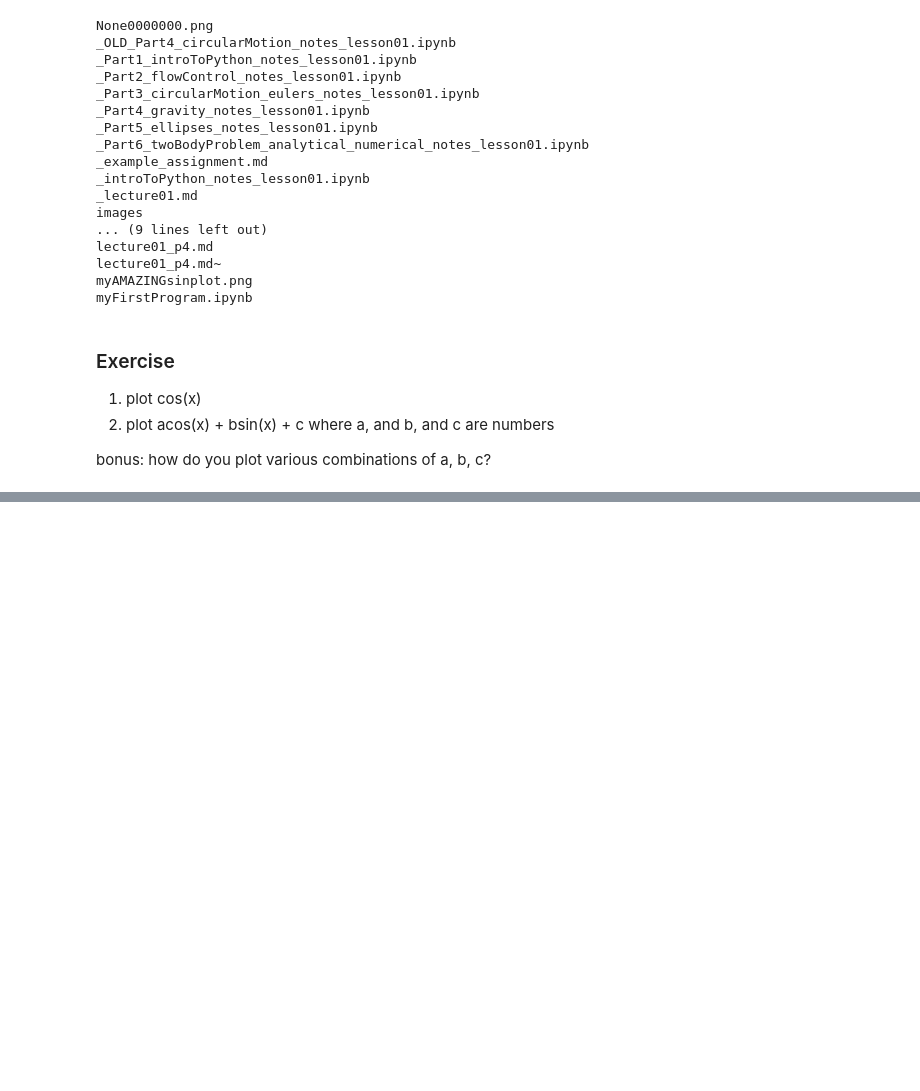
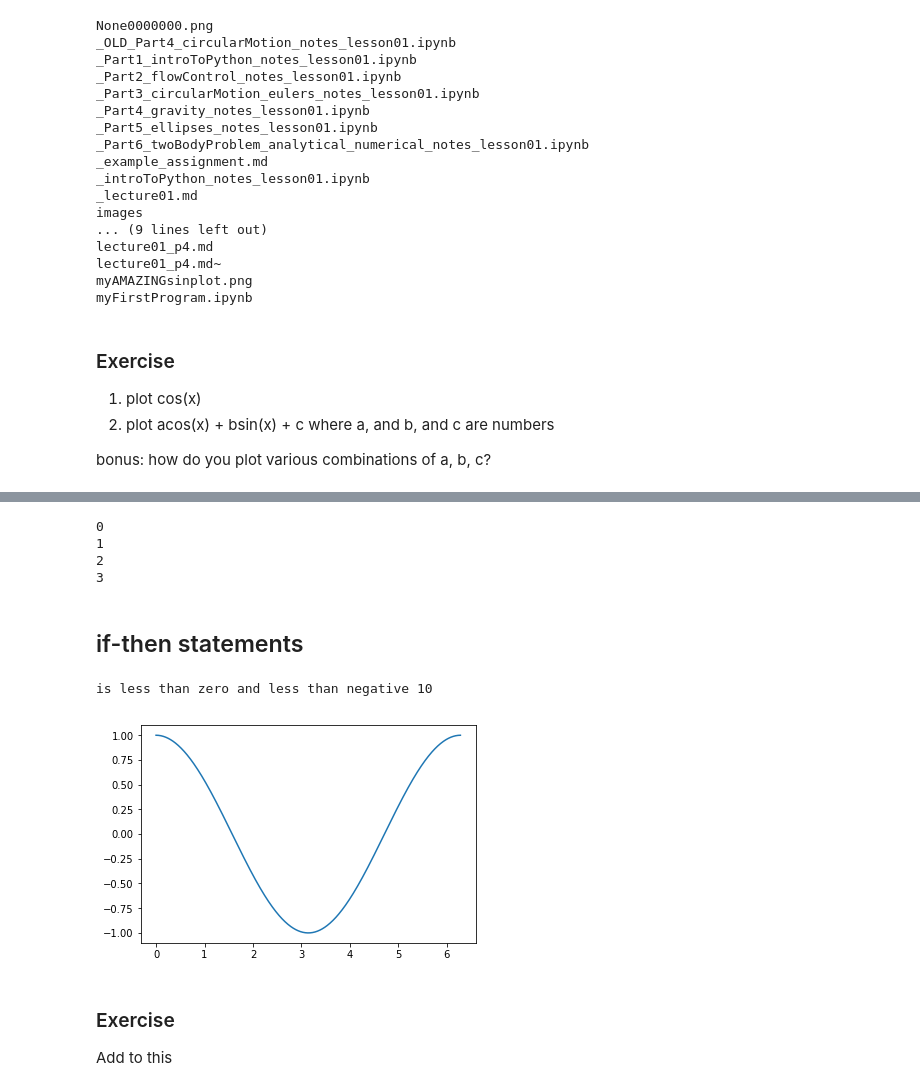
Before and after one commit to jnaiman/csci-p-14110, a Jupyter notebook: lesson01/inClassNotes_day1_introToProgramming.ipynb, the cells around one changed output, grey strips where cells are left out. Cells and saved outputs as stored; diff of their text form; code cells hidden in the pictures; blank space fills up the shorter version.

```diff
--- a/lesson01/inClassNotes_day1_introToProgramming.ipynb
+++ b/lesson01/inClassNotes_day1_introToProgramming.ipynb
@@ -357,0 +426,12 @@ bonus: how do you plot various combinations of a, b, c?
+# %%
+i = 0
+while i < 4:
+    print(i)
+    i += 1
+# %% [output]
+0
+1
+2
+3
+# %% [markdown]
+## if-then statements
@@ -357,0 +446,24 @@ bonus: how do you plot various combinations of a, b, c?
+# %%
+testCond(-15)
+# %% [output]
+is less than zero and less than negative 10
+# %%
+def maxplot(funcname):
+    x = np.arange(0, 2*np.pi, 0.01)
+
+    # our if-then conditional
+    if funcname == 'sin':
+        plt.plot(x, np.sin(x))
+    elif funcname == 'cos':
+        plt.plot(x, np.cos(x))
+    else:
+        print('not recognized input')
+
+    plt.show()
+# %%
+maxplot('cos')
+# %% [output]
+[figure, added]
+# %% [markdown]
+### Exercise
+Add to this
```
Also changed, not shown: parts of 12 cells of this notebook, 1 other file.
